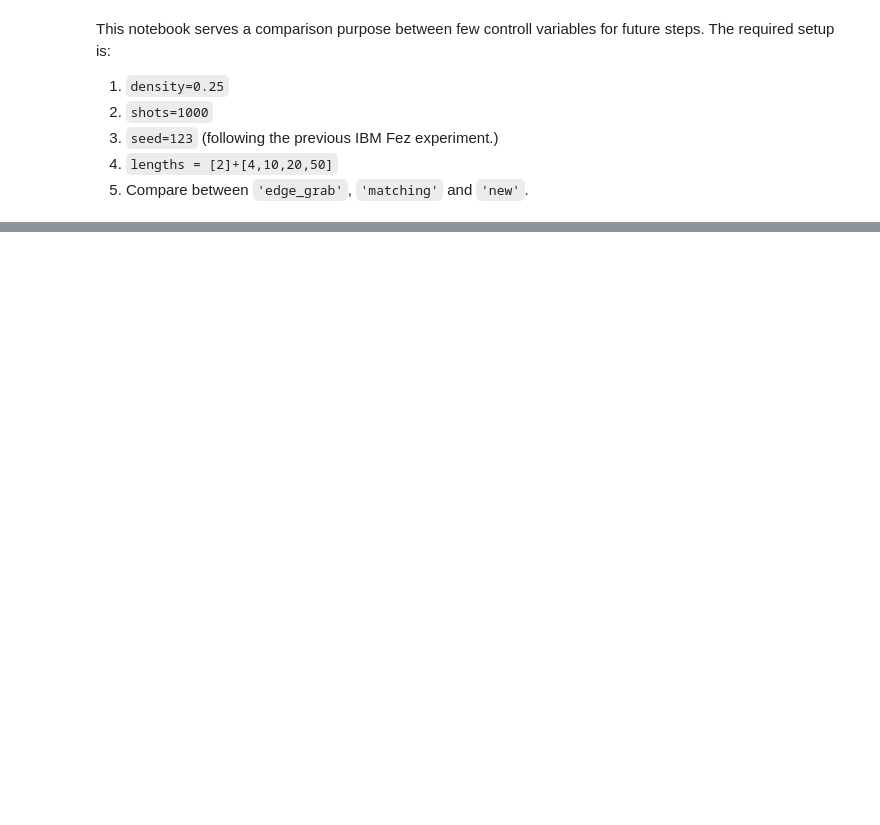
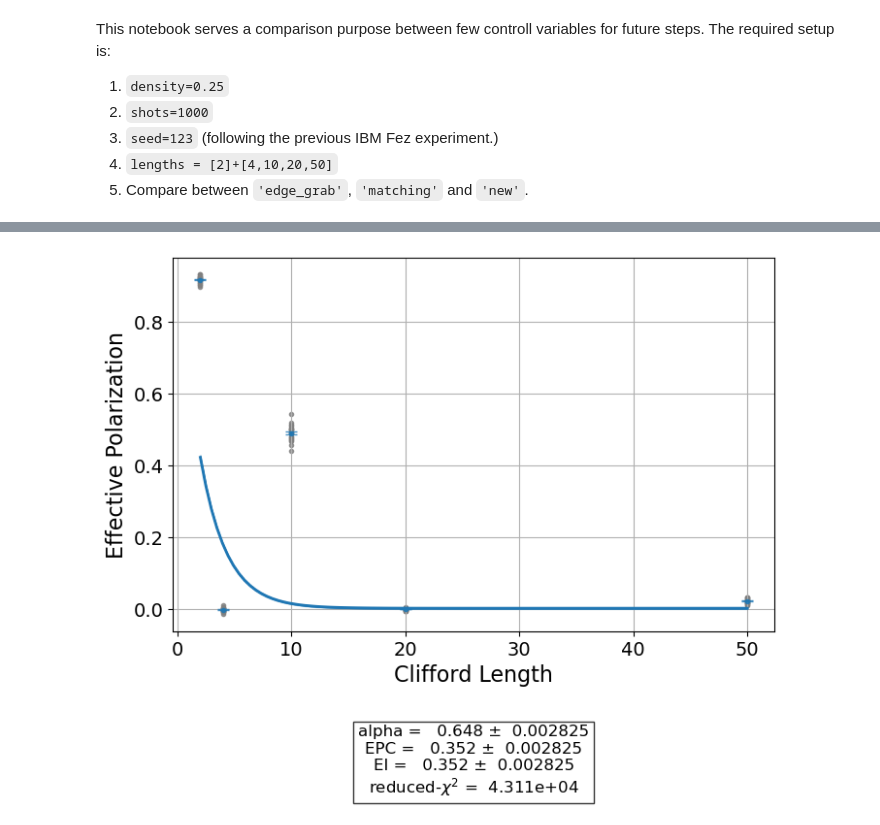
Before and after one commit to moth-quantum/qiskit-device-benchmarking, a Jupyter notebook: common.ipynb, the cells around one changed output, grey strips where cells are left out. Cells and saved outputs as stored; diff of their text form; code cells hidden in the pictures; blank space fills up the shorter version.

```diff
--- a/common.ipynb
+++ b/common.ipynb
@@ -82,3 +82,26 @@ backend = AerSimulator(
     max_parallel_experiments=0,
     seed_simulator=SEED
 )
+# %%
+# Test out the odd-even pattern sampler (different method of building, compared to NewSampler!)
+exp = MirrorQA(
+    range(num_qubits),
+    lengths=lengths,
+    backend=backend,
+    two_qubit_gate_density=0.25,
+    num_samples=num_samples,
+    initial_entangling_angle=np.pi / 2,
+    sampling_algorithm="chess",  # 'edge_grab', 'matching', 'new', 'chess'
+    seed=SEED,
+    # full_sampling=True
+)
+
+# Set run options
+exp.set_run_options(shots=shots)
+
+rb_data = exp.run()
+print(rb_data.job_ids)
+
+# Print all available rounds, not a fixed range
+for i in range(len(exp._pairs)):
+    print(f"Pairs in outermost layer for circuit with {lengths[i%len(lengths)]} rounds", exp._pairs[i])
@@ -84,0 +149,3 @@ backend = AerSimulator(
+# %%
+exp.analysis.set_options(analyzed_quantity="Effective Polarization")
+analysis = exp.analysis.run(rb_data)
@@ -84,0 +165,4 @@ backend = AerSimulator(
+# %%
+analysis.figure(0)
+# %% [output]
+[figure, added]
```
Also changed, not shown: parts of 13 cells of this notebook, 2 other files.
